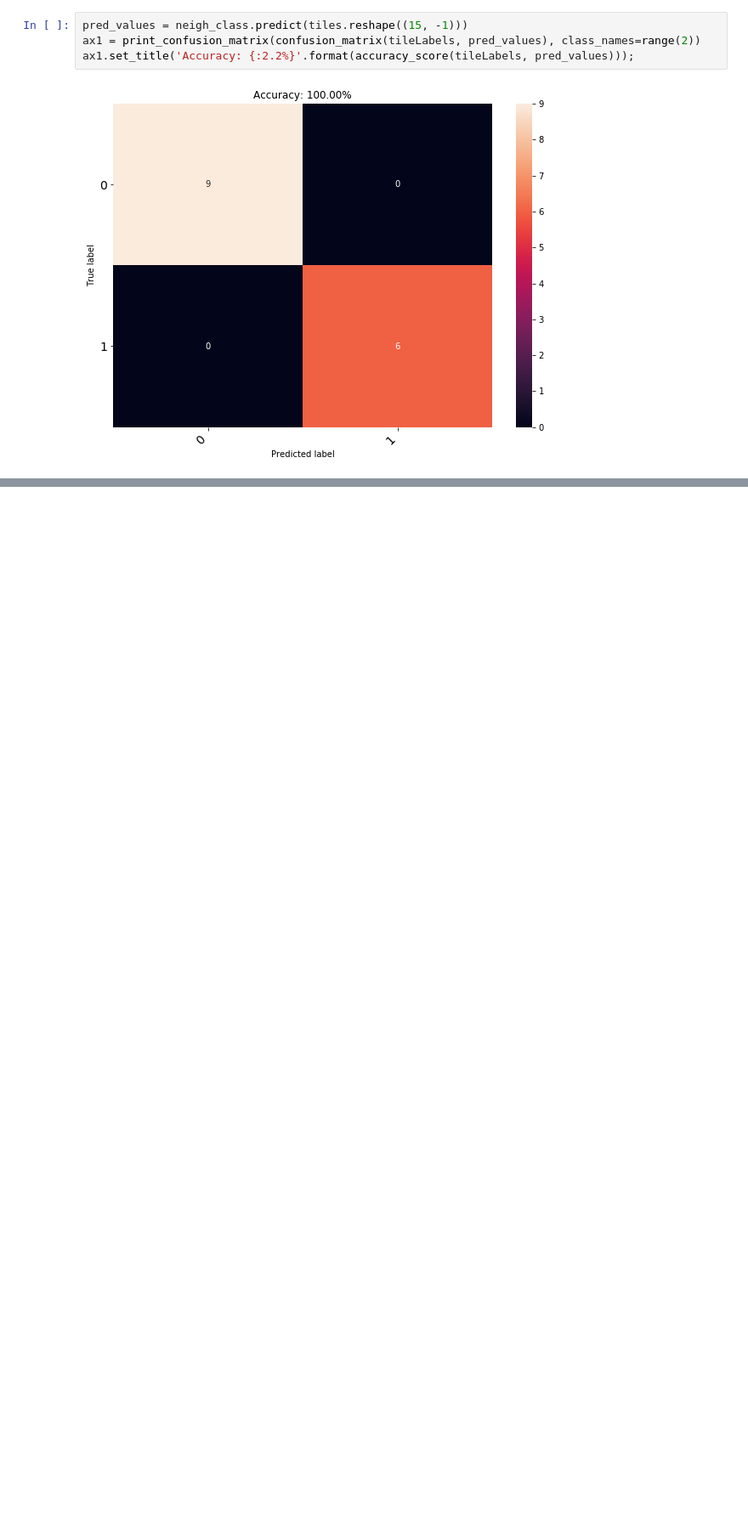
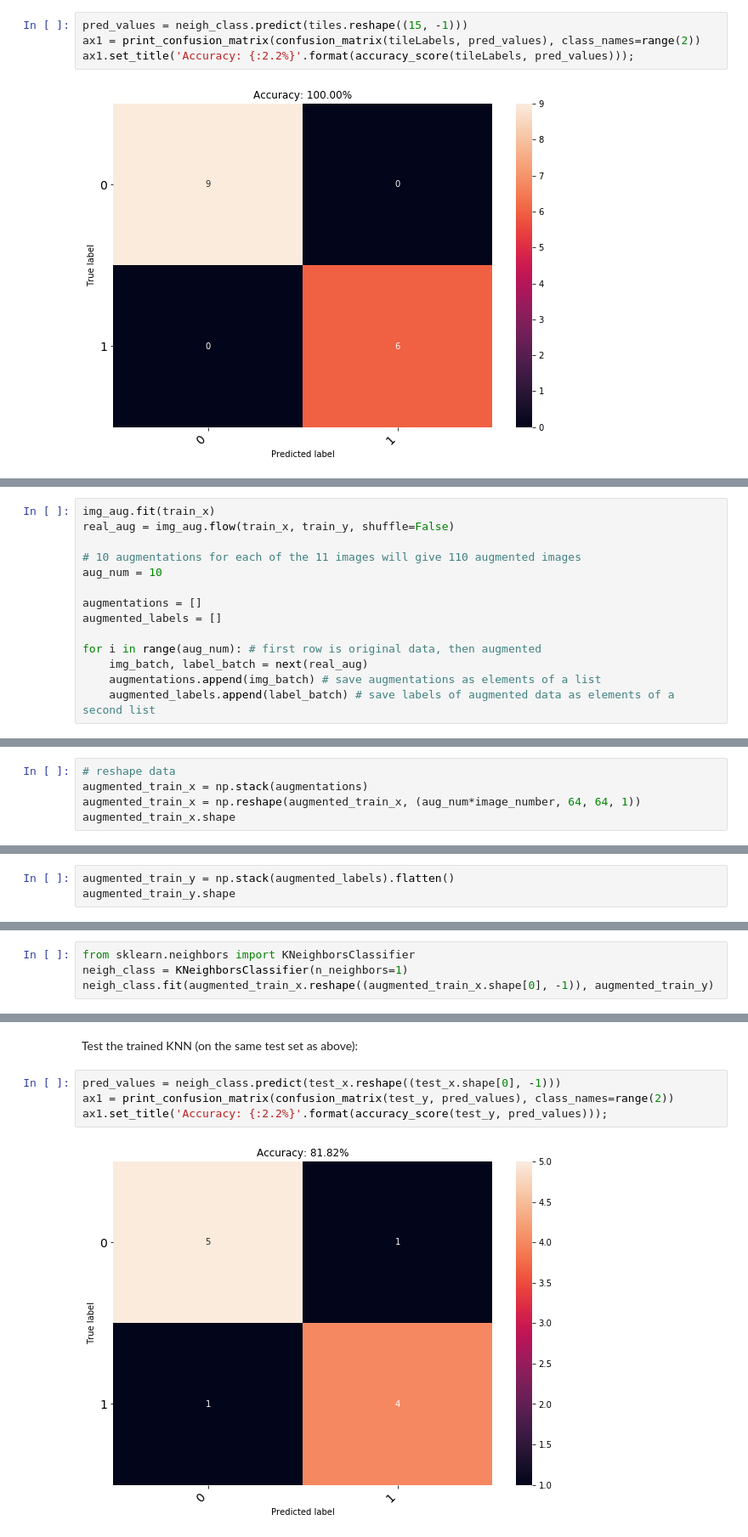
Before and after one commit to kmader/Quantitative-Big-Imaging-2019, a Jupyter notebook: Exercises/03-augmentation/03-AugmentationExercise_solutions.ipynb, the cells around one changed output, grey strips where cells are left out. Shown at 85% size. Cells and saved outputs as stored; diff of their text form; blank space fills up the shorter version.

```diff
--- a/Exercises/03-augmentation/03-AugmentationExercise_solutions.ipynb
+++ b/Exercises/03-augmentation/03-AugmentationExercise_solutions.ipynb
@@ -198,0 +313,14 @@ ax1.set_title('Accuracy: {:2.2%}'.format(accuracy_score(tileLabels, pred_values)
+# %%
+img_aug.fit(train_x)
+real_aug = img_aug.flow(train_x, train_y, shuffle=False)
+
+# 10 augmentations for each of the 11 images will give 110 augmented images
+aug_num = 10
+
+augmentations = []
+augmented_labels = []
+
+for i in range(aug_num): # first row is original data, then augmented
+    img_batch, label_batch = next(real_aug)
+    augmentations.append(img_batch) # save augmentations as elements of a list
+    augmented_labels.append(label_batch) # save labels of augmented data as elements of a second list
@@ -198,0 +331,5 @@ ax1.set_title('Accuracy: {:2.2%}'.format(accuracy_score(tileLabels, pred_values)
+# %%
+# reshape data
+augmented_train_x = np.stack(augmentations)
+augmented_train_x = np.reshape(augmented_train_x, (aug_num*image_number, 64, 64, 1))
+augmented_train_x.shape
@@ -198,0 +338,3 @@ ax1.set_title('Accuracy: {:2.2%}'.format(accuracy_score(tileLabels, pred_values)
+# %%
+augmented_train_y = np.stack(augmented_labels).flatten()
+augmented_train_y.shape
@@ -198,0 +345,4 @@ ax1.set_title('Accuracy: {:2.2%}'.format(accuracy_score(tileLabels, pred_values)
+# %%
+from sklearn.neighbors import KNeighborsClassifier
+neigh_class = KNeighborsClassifier(n_neighbors=1)
+neigh_class.fit(augmented_train_x.reshape((augmented_train_x.shape[0], -1)), augmented_train_y)
@@ -198,0 +353,8 @@ ax1.set_title('Accuracy: {:2.2%}'.format(accuracy_score(tileLabels, pred_values)
+# %% [markdown]
+Test the trained KNN (on the same test set as above):
+# %%
+pred_values = neigh_class.predict(test_x.reshape((test_x.shape[0], -1)))
+ax1 = print_confusion_matrix(confusion_matrix(test_y, pred_values), class_names=range(2))
+ax1.set_title('Accuracy: {:2.2%}'.format(accuracy_score(test_y, pred_values)));
+# %% [output]
+[figure, added]
```
Also changed, not shown: parts of 26 cells of this notebook.
